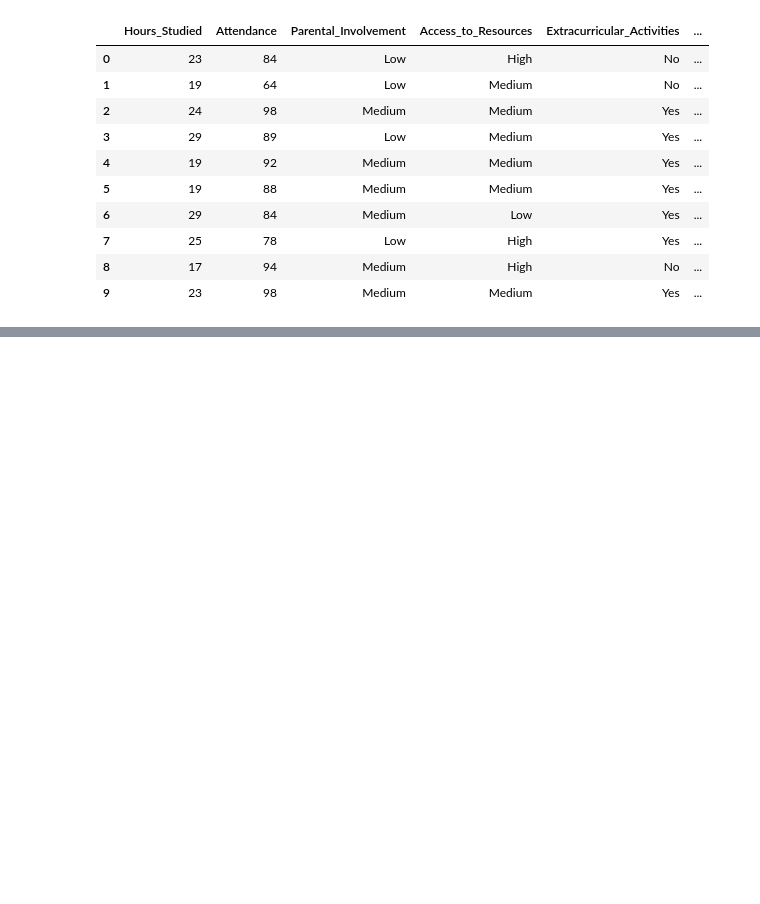
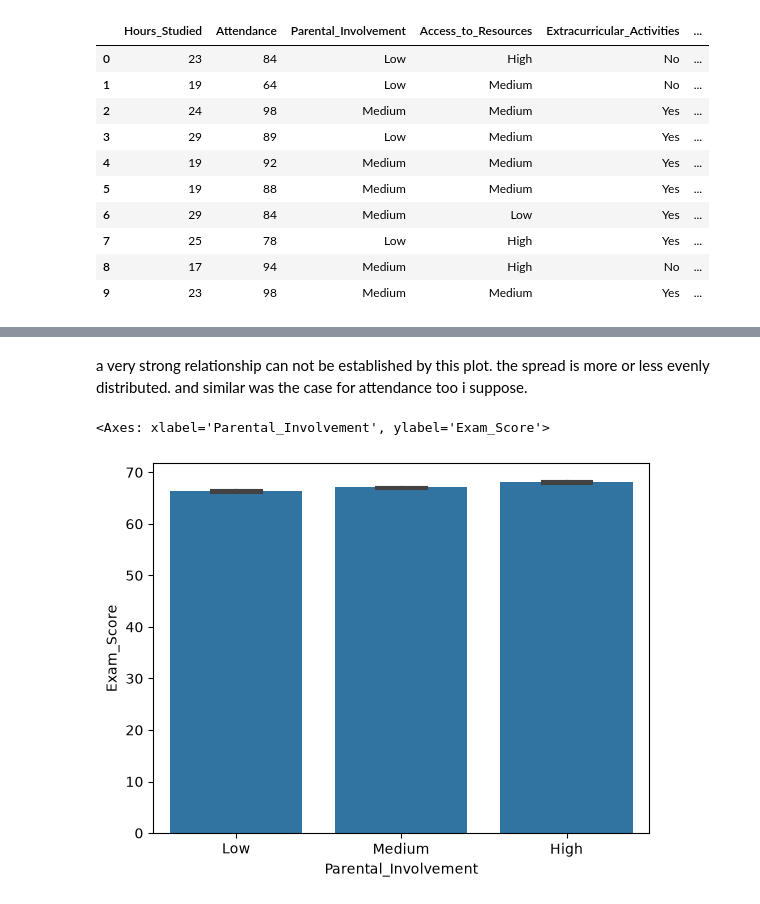
Before and after one commit to stefu1301/TDS-ML-starter_task, a Jupyter notebook: main.ipynb, the cells around one changed output, grey strips where cells are left out. Saved outputs shown, nothing was run; the diff lists cells and outputs as text; code cells hidden in the pictures; blank space fills up the shorter version.

```diff
--- a/main.ipynb
+++ b/main.ipynb
@@ -44,0 +81,9 @@ ValueError: Could not interpret value `Previous_Score` for `x`. An entry with th
+# %% [markdown]
+a very strong relationship can not be established by this plot. the spread is more or less evenly distributed. and similar was the case for attendance too i suppose.
+# %%
+order = ["Low", "Medium", "High"]
+sns.barplot(data=df, x="Parental_Involvement", y="Exam_Score",
+            order=order, errorbar=("ci", 95), capsize=0.3)
+# %% [output]
+<Axes: xlabel='Parental_Involvement', ylabel='Exam_Score'>
+[figure, added]
```
Also changed, not shown: parts of 19 cells of this notebook.
